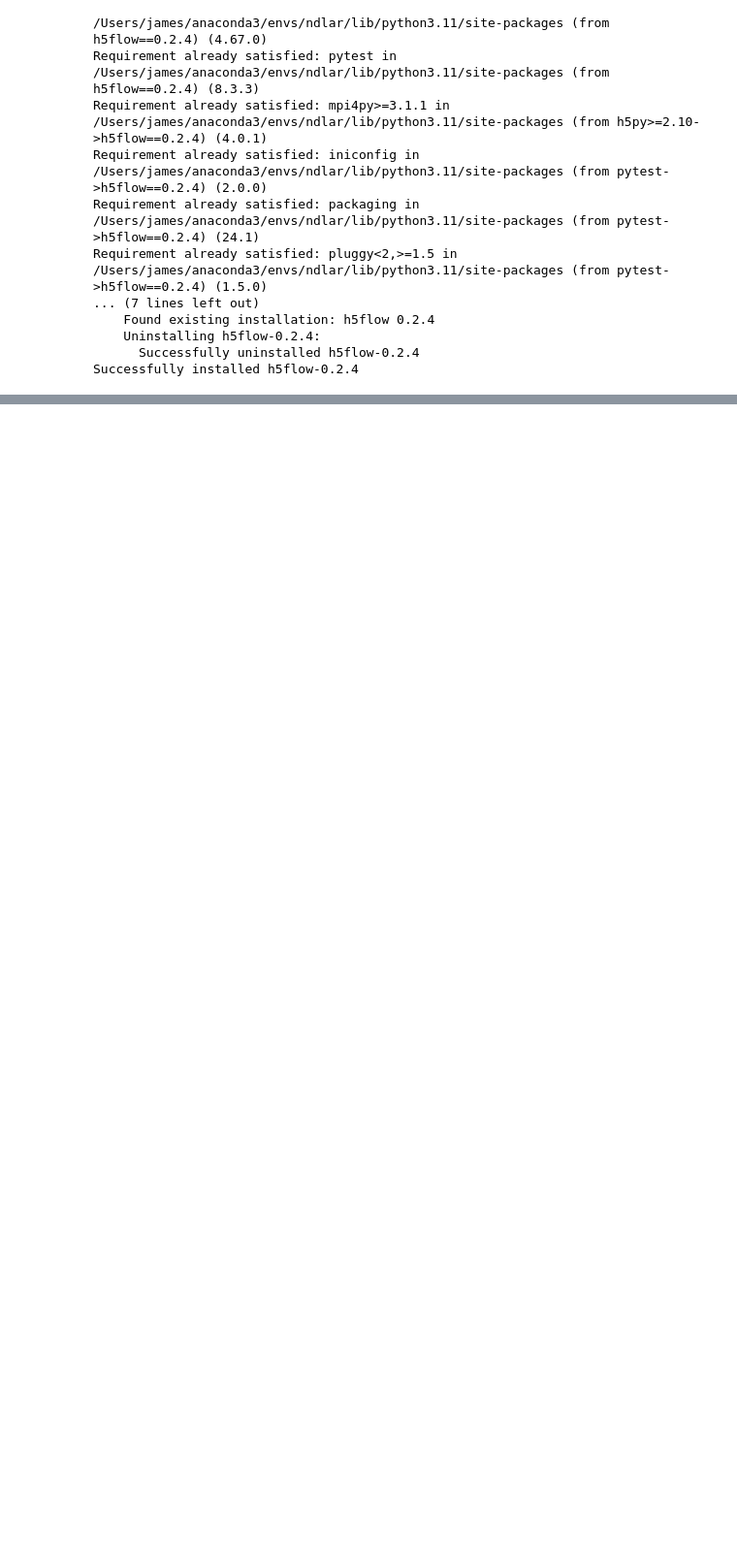
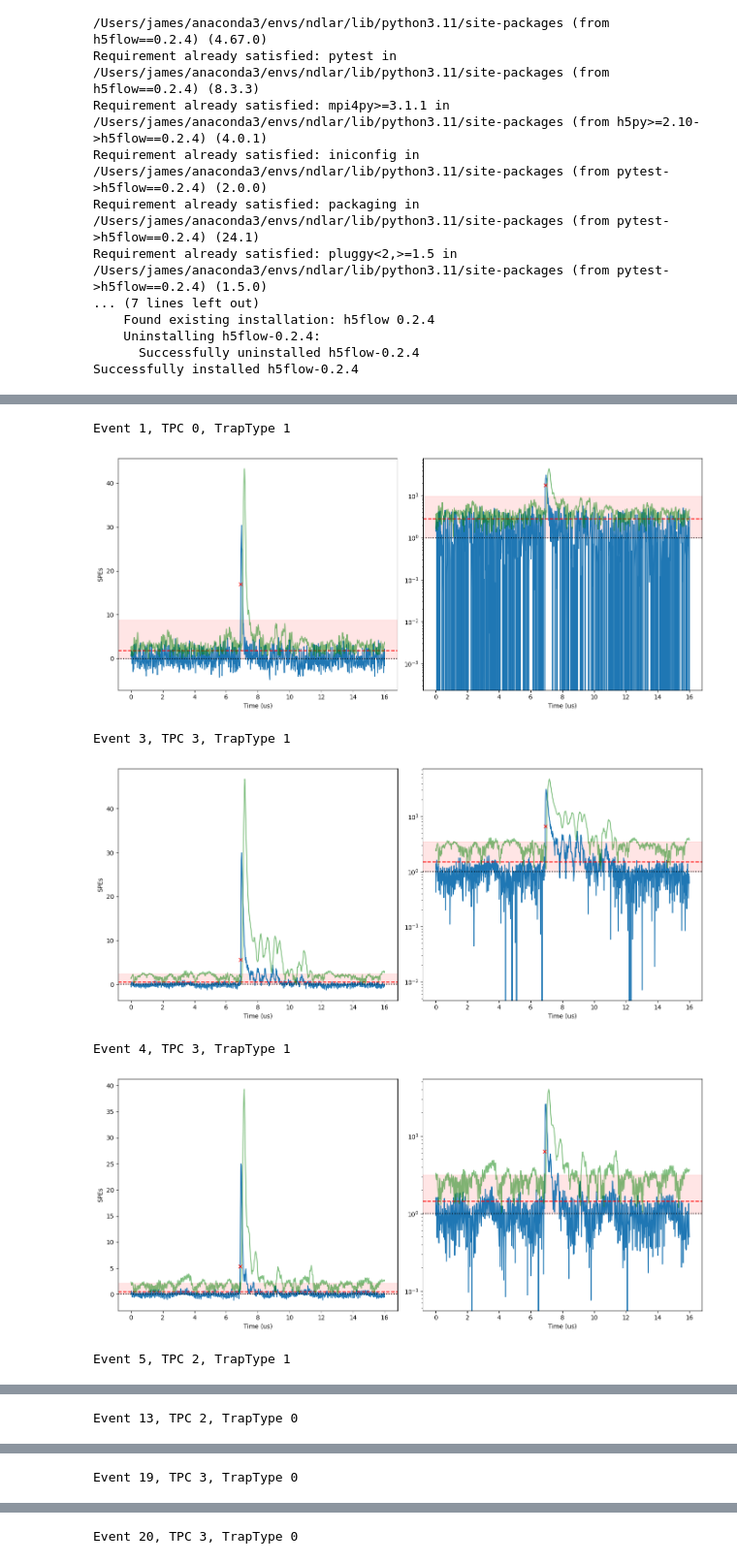
Before and after one commit to jvmead/lrs_sanity_check, a Jupyter notebook: wvfm_plotting.ipynb, the cells around one changed output, grey strips where cells are left out. Shown at 97% size. Saved outputs shown, nothing was run; the diff lists cells and outputs as text; code cells hidden in the pictures; blank space fills up the shorter version.

```diff
--- a/wvfm_plotting.ipynb
+++ b/wvfm_plotting.ipynb
@@ -130,39 +191,58 @@ plt.show()
 # %%
-def plot_waveform(wvfm, time_bins, height, mad, n_mad_factor, dynamic_threshold, hit_where, n_noise_factor, i_evt_lrs, i_mask, true_hits=None):
+# plot the waveform of the trap with the highest wvfm in the event
+for i_evt in range(30):
+
+  # skip events with no hits
+  all_traps = summed_wvfms[i_evt_lrs]
+  all_heights = heights[i_evt_lrs]
+  all_hits = hits[i_evt_lrs]
+
+  # mask with the most hits
+  i_mask = np.argmax(all_hits.sum(axis=1))
+  i_evt_lrs = i_evt
+
+  # get wvfm, threshold, and hits for the event
+  wvfm = summed_wvfms[i_evt_lrs,i_mask]
+  wvfm_rolled = np.roll(wvfm, n_bins_rolled)
+  rolling_average = uniform_filter1d(wvfm_rolled, size=n_bins_rolled)
+  sqrt_rolling_average = np.sqrt(np.abs(rolling_average) * pe_weight**2)
+  dynamic_threshold = rolling_average + n_sqrt_rt_factor*sqrt_rolling_average
+  height = heights[i_evt_lrs,i_mask]
+  hit = hits[i_evt_lrs,i_mask]
+  hit_where = np.where(hit)[0]
+  if len(hit_where) == 0:
+    continue
+  print(f'Event {i_evt_lrs}, TPC {i_mask // 2}, TrapType {i_mask % 2}')
 
   fig, (ax1, ax2) = plt.subplots(1, 2, figsize=(14, 6))
-  # set a title
-  fig.suptitle(f'Event {i_evt_lrs}, TPC {i_mask // 2}, TrapType {i_mask % 2}')
 
   # Linear plot
   ax1.plot(time_bins, wvfm)
-  ax1.axhspan(-mad, mad, color='k', alpha=0.1, label='MAD')
-  ax1.axhline(mad*n_mad_factor, color='k', linestyle='--', alpha=0.5, label='MAD threshold')
-  ax1.axhspan(-height, height, color='r', alpha=0.1, label='Masked samples Stddev')
-  ax1.axhline(n_noise_factor*height, color='r', linestyle='--', alpha=0.5, label='Noise threshold')
+  ax1.axhline(height, color='r', linestyle='--')
+  ax1.axhspan(0,n_noise_factor*height, color='r', alpha=0.1)
+  ax1.axhline(0, color='k', linestyle=':')
   ax1.plot(time_bins, dynamic_threshold, color='g', alpha=0.5)
   ax1.plot(hit_where * 16/1000, wvfm[hit_where], 'x', color='red')
-  ax1.axhline(0, color='k', linestyle=':', alpha=0.5)
-  for hit_idx in true_hits:
-    ax1.axvline(hit_idx * 16/1000, color='purple', linestyle=':', alpha=0.5, label='True hits')
   ax1.set_xlabel('Time (us)')
   ax1.set_ylabel('SPEs')
-  ax1.legend()
 
   # Logarithmic plot
   ax2.plot(time_bins, wvfm + 1)
-  ax2.axhspan(0, mad + 1, color='k', alpha=0.1)
-  ax2.axhline(mad*n_mad_factor + 1, color='k', linestyle='--', alpha=0.5)
-  ax2.axhspan(0, height + 1, color='r', alpha=0.1)
-  ax2.axhline(n_noise_factor*height+1, color='r', linestyle='--', alpha=0.5)
+  ax2.axhline(height + 1, color='r', linestyle='--')
+  ax2.axhspan(1,n_noise_factor*height+1, color='r', alpha=0.1)
+  ax2.axhline(1, color='k', linestyle=':')
   ax2.plot(time_bins, dynamic_threshold + 1, color='g', alpha=0.5)
   ax2.plot(hit_where * 16/1000, wvfm[hit_where] + 1, 'x', color='red')
-  ax2.axhline(1, color='k', linestyle=':', alpha=0.5)
-  for hit_idx in true_hits:
-    ax2.axvline(hit_idx * 16/1000, color='purple', linestyle=':', alpha=0.5)
   ax2.set_yscale('log')
   ax2.set_xlabel('Time (us)')
-  ax2.set_ylim(0.1, dynamic_threshold.max()*1.1)
 
   plt.tight_layout()
   plt.show()
+# %% [output]
+Event 1, TPC 0, TrapType 1
+[figure, added]
+Event 3, TPC 3, TrapType 1
+[figure, added]
+Event 4, TPC 3, TrapType 1
+[figure, added]
+Event 5, TPC 2, TrapType 1
@@ -168,0 +250 @@ def plot_waveform(wvfm, time_bins, height, mad, n_mad_factor, dynamic_threshold,
+Event 13, TPC 2, TrapType 0
@@ -168,0 +252 @@ def plot_waveform(wvfm, time_bins, height, mad, n_mad_factor, dynamic_threshold,
+Event 19, TPC 3, TrapType 0
@@ -168,0 +254 @@ def plot_waveform(wvfm, time_bins, height, mad, n_mad_factor, dynamic_threshold,
+Event 20, TPC 3, TrapType 0
```
Also changed, not shown: parts of 11 cells of this notebook, 6 other files.
